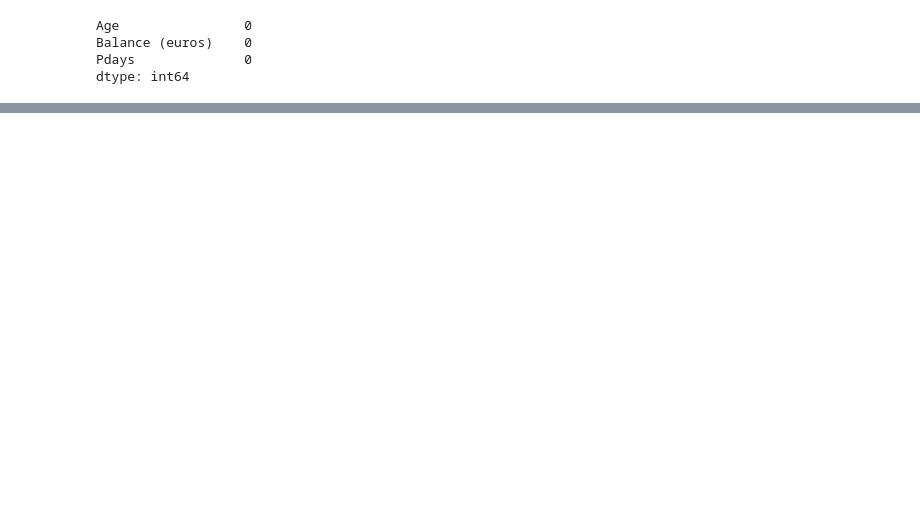
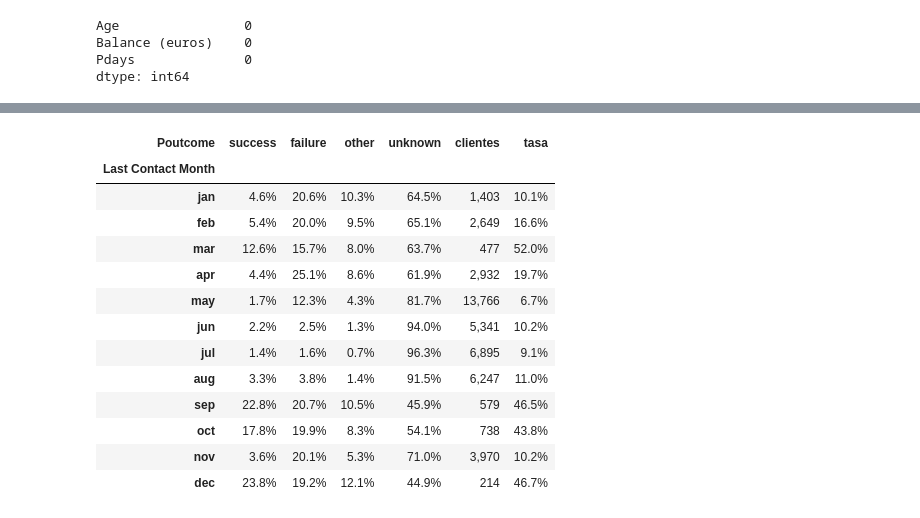
Before and after one commit to nach0osole/data_science_utn_clusterai2026_Sole, a Jupyter notebook: clusterai_juanignacio_sole_eda.ipynb, the cells around one changed output, grey strips where cells are left out. Saved outputs shown, nothing was run; the diff lists cells and outputs as text; code cells hidden in the pictures; blank space fills up the shorter version.

```diff
--- a/clusterai_juanignacio_sole_eda.ipynb
+++ b/clusterai_juanignacio_sole_eda.ipynb
@@ -243,0 +306,27 @@ for ax, col in zip(axes, cols):
+# %%
+cats_poutcome = ["success", "failure", "other", "unknown"]
+
+# Composición de Poutcome en cada mes (% de los contactos del mes)
+poutcome_mes = (pd.crosstab(df["Last Contact Month"], df["Poutcome"], normalize="index")
+                  .reindex(orden_meses)[cats_poutcome])
+poutcome_mes["clientes"] = resumen_mes["clientes"]
+poutcome_mes["tasa"] = resumen_mes["tasa"]
+
+formato = {col: "{:.1%}" for col in cats_poutcome + ["tasa"]}
+formato["clientes"] = "{:,}"
+poutcome_mes.style.format(formato).background_gradient(subset=["success"], cmap="Greens")
+# %% [output]
+| Poutcome | success | failure | other | unknown | clientes | tasa |
+| Last Contact Month |  |  |  |  |  |  |
+| jan | 4.6% | 20.6% | 10.3% | 64.5% | 1,403 | 10.1% |
+| feb | 5.4% | 20.0% | 9.5% | 65.1% | 2,649 | 16.6% |
+| mar | 12.6% | 15.7% | 8.0% | 63.7% | 477 | 52.0% |
+| apr | 4.4% | 25.1% | 8.6% | 61.9% | 2,932 | 19.7% |
+| may | 1.7% | 12.3% | 4.3% | 81.7% | 13,766 | 6.7% |
+| jun | 2.2% | 2.5% | 1.3% | 94.0% | 5,341 | 10.2% |
+| jul | 1.4% | 1.6% | 0.7% | 96.3% | 6,895 | 9.1% |
+| aug | 3.3% | 3.8% | 1.4% | 91.5% | 6,247 | 11.0% |
+| sep | 22.8% | 20.7% | 10.5% | 45.9% | 579 | 46.5% |
+| oct | 17.8% | 19.9% | 8.3% | 54.1% | 738 | 43.8% |
+| nov | 3.6% | 20.1% | 5.3% | 71.0% | 3,970 | 10.2% |
+| dec | 23.8% | 19.2% | 12.1% | 44.9% | 214 | 46.7% |
```
Also changed, not shown: parts of 25 cells of this notebook.
